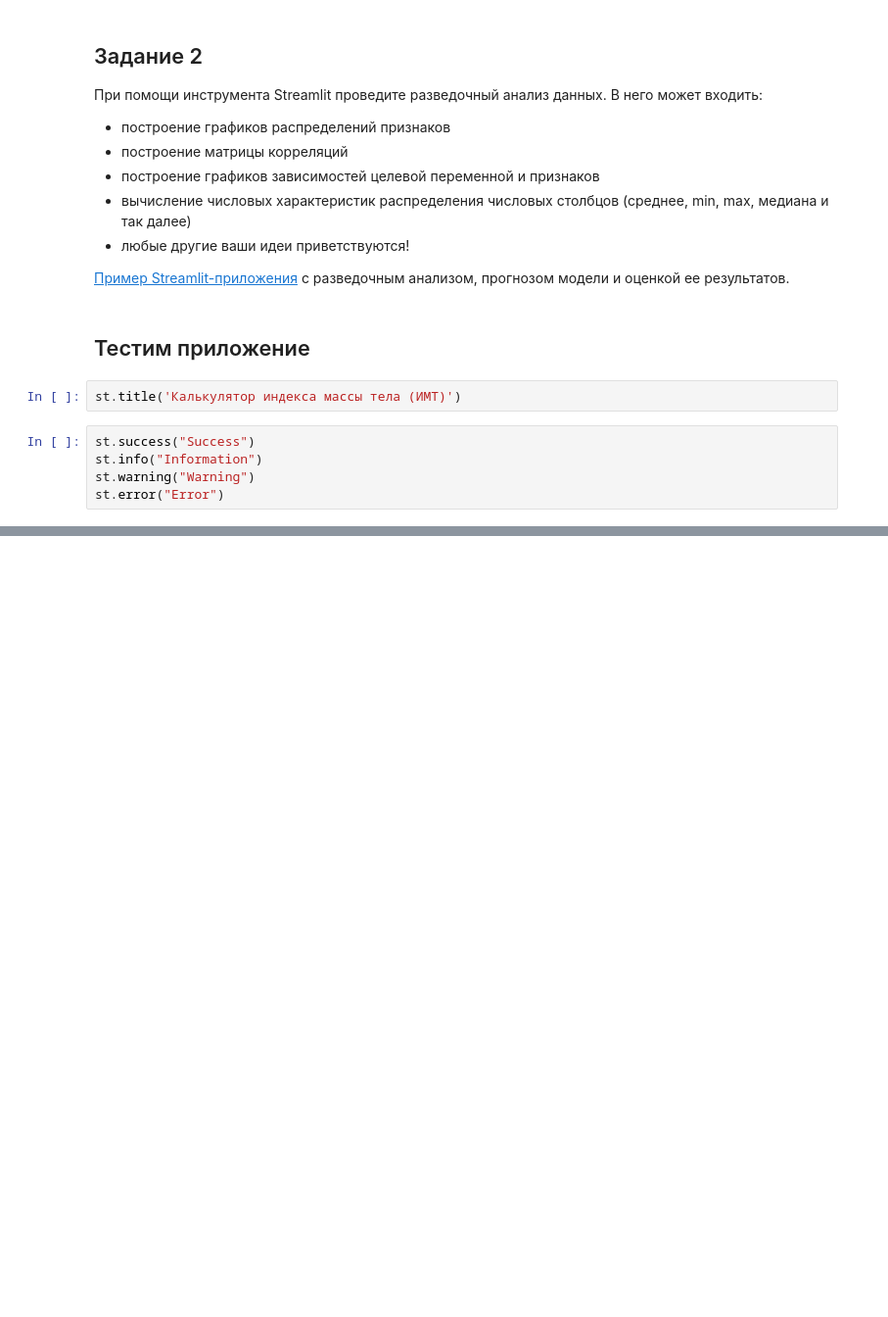
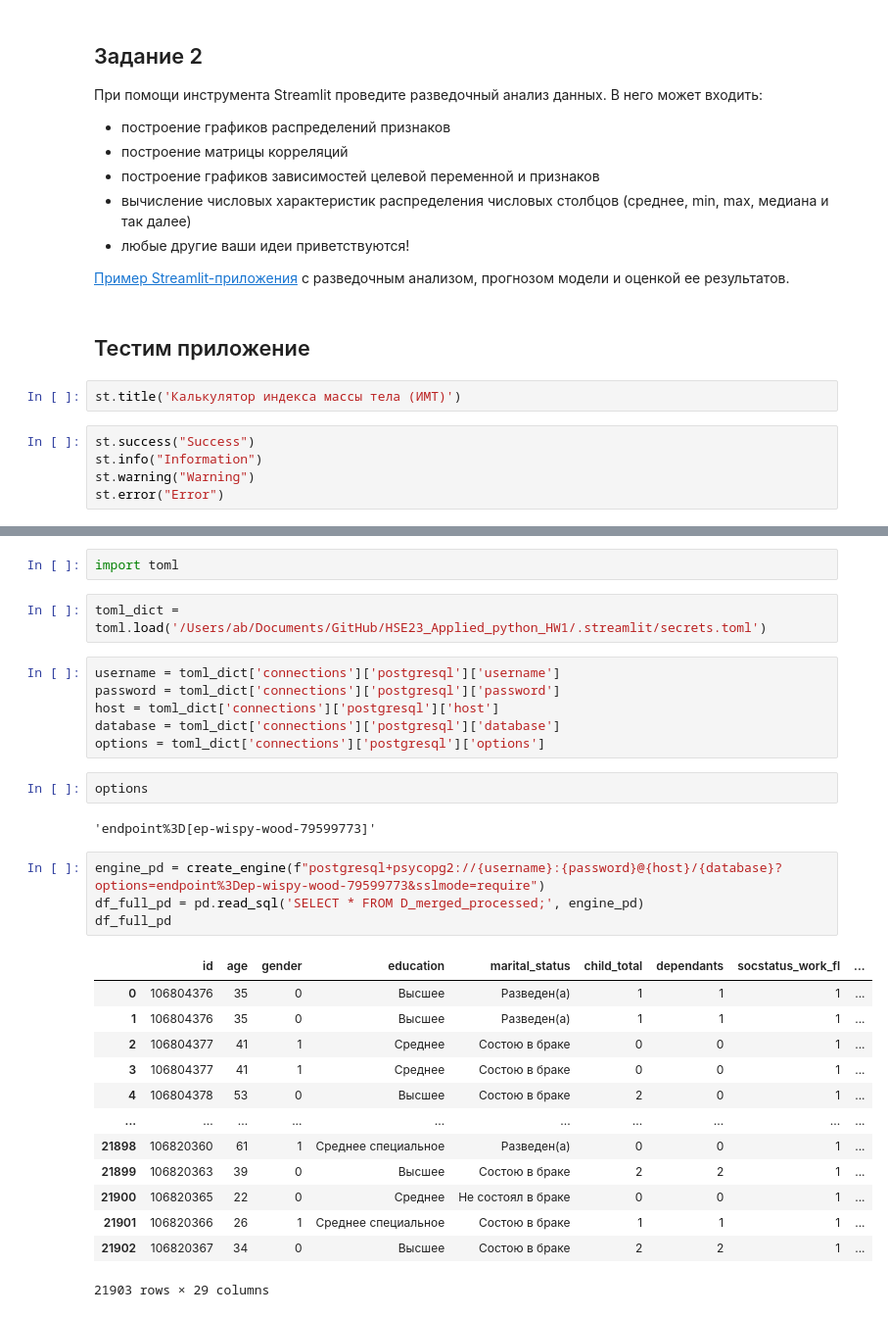
Before and after one commit to ADBondarenko/HSE23_Applied_python_HW1, a Jupyter notebook: BD_homework.ipynb, the cells around one changed output, grey strips where cells are left out. Shown at 98% size. Cells and saved outputs as stored; diff of their text form; blank space fills up the shorter version.

```diff
--- a/BD_homework.ipynb
+++ b/BD_homework.ipynb
@@ -556,0 +596,32 @@ st.error("Error")
+# %%
+import toml
+# %%
+toml_dict = toml.load('/Users/ab/Documents/GitHub/HSE23_Applied_python_HW1/.streamlit/secrets.toml')
+# %%
+username = toml_dict['connections']['postgresql']['username']
+password = toml_dict['connections']['postgresql']['password']
+host = toml_dict['connections']['postgresql']['host']
+database = toml_dict['connections']['postgresql']['database']
+options = toml_dict['connections']['postgresql']['options']
+# %%
+options
+# %% [output]
+'endpoint%3D[ep-wispy-wood-79599773]'
+# %%
+engine_pd = create_engine(f"postgresql+psycopg2://{username}:{password}@{host}/{database}?options=endpoint%3Dep-wispy-wood-79599773&sslmode=require")
+df_full_pd = pd.read_sql('SELECT * FROM D_merged_processed;', engine_pd)
+df_full_pd
+# %% [output]
+|  | id | age | gender | education | marital_status | child_total | dependants | socstatus_work_fl | ... |
+| 0 | 106804376 | 35 | 0 | Высшее | Разведен(а) | 1 | 1 | 1 | ... |
+| 1 | 106804376 | 35 | 0 | Высшее | Разведен(а) | 1 | 1 | 1 | ... |
+| 2 | 106804377 | 41 | 1 | Среднее | Состою в браке | 0 | 0 | 1 | ... |
+| 3 | 106804377 | 41 | 1 | Среднее | Состою в браке | 0 | 0 | 1 | ... |
+| 4 | 106804378 | 53 | 0 | Высшее | Состою в браке | 2 | 0 | 1 | ... |
+| ... | ... | ... | ... | ... | ... | ... | ... | ... | ... |
+| 21898 | 106820360 | 61 | 1 | Среднее специальное | Разведен(а) | 0 | 0 | 1 | ... |
+| 21899 | 106820363 | 39 | 0 | Высшее | Состою в браке | 2 | 2 | 1 | ... |
+| 21900 | 106820365 | 22 | 0 | Среднее | Не состоял в браке | 0 | 0 | 1 | ... |
+| 21901 | 106820366 | 26 | 1 | Среднее специальное | Состою в браке | 1 | 1 | 1 | ... |
+| 21902 | 106820367 | 34 | 0 | Высшее | Состою в браке | 2 | 2 | 1 | ... |
+21903 rows × 29 columns
```
Also changed, not shown: parts of 10 cells of this notebook, 1 other file.
